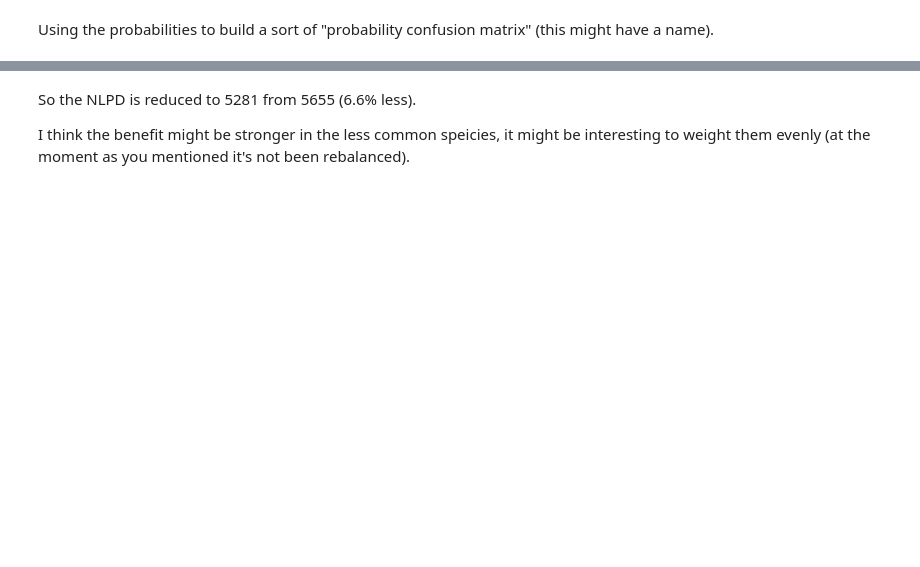
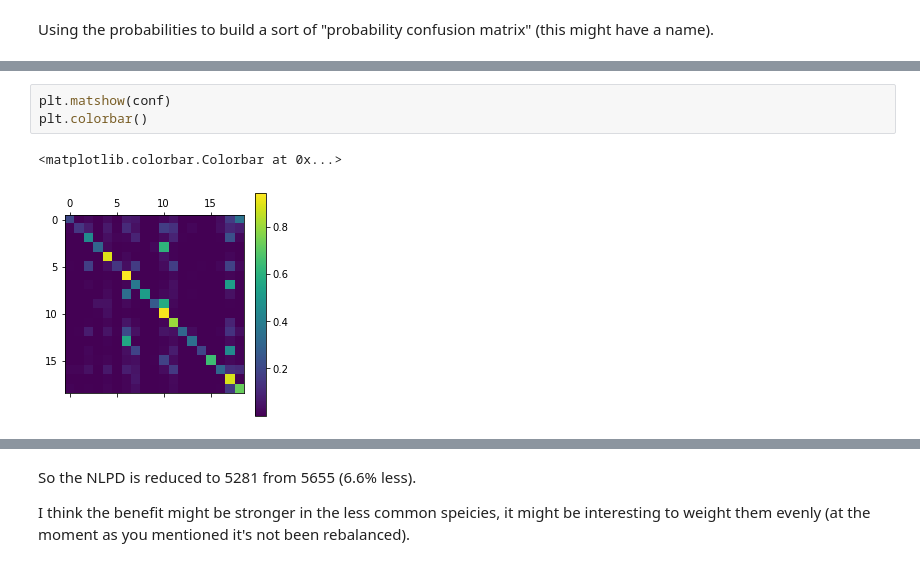
Before and after one commit to lionfish0/experimentation, a Jupyter notebook: ImproveNLPD.ipynb, the cells around one changed output, grey strips where cells are left out. Drawn from its saved outputs; the diff is of its cells as text; blank space fills up the shorter version.

```diff
--- a/ImproveNLPD.ipynb
+++ b/ImproveNLPD.ipynb
@@ -78,2 +140,8 @@ Using the probabilities to build a sort of "probability confusion matrix" (this
+# %%
+plt.matshow(conf)
+plt.colorbar()
+# %% [output]
+<matplotlib.colorbar.Colorbar at 0x...>
+[figure, added]
 # %%
 conf = np.zeros([19,19])
```
Also changed, not shown: parts of 14 cells of this notebook.
